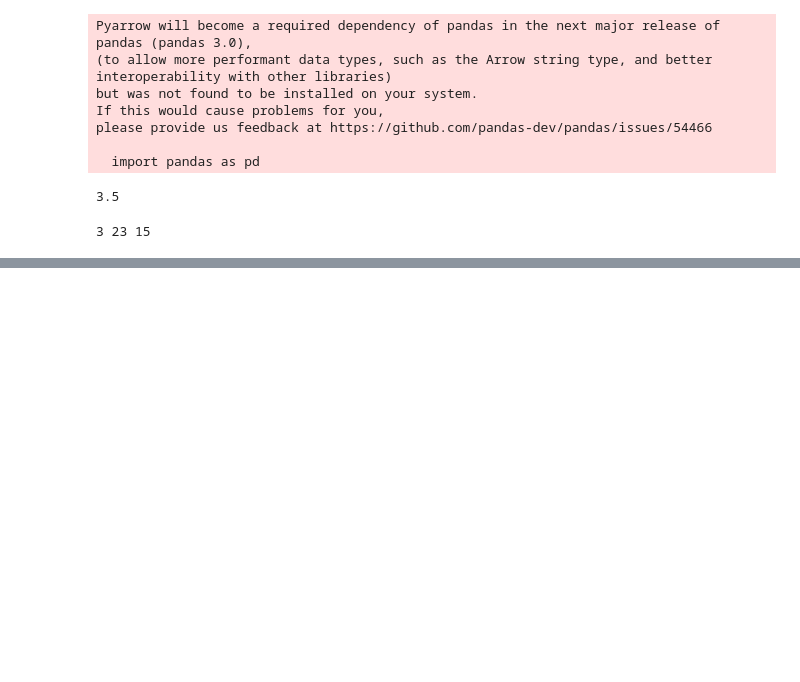
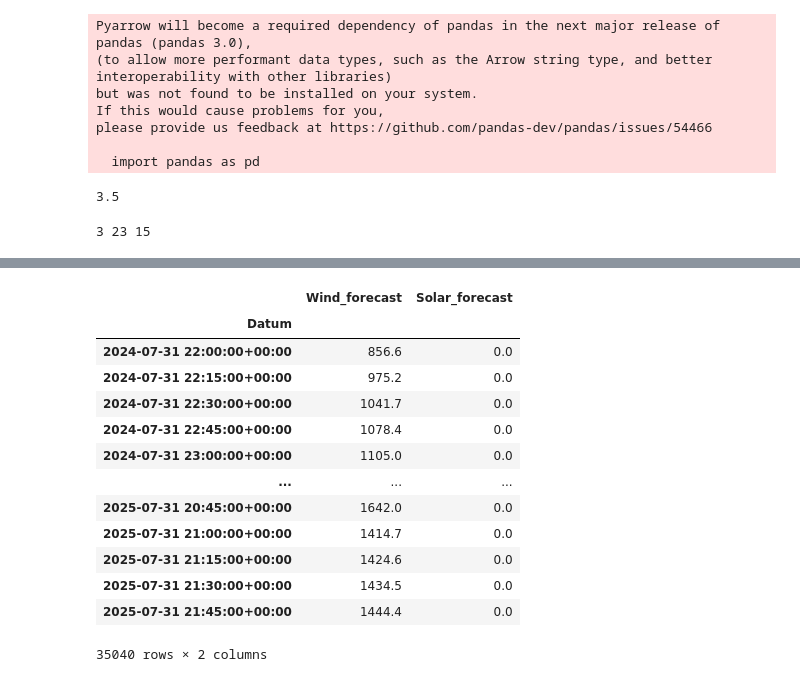
Before and after one commit to cvonholly/dvpp_reward_mechanism, a Jupyter notebook: src/get_pv_wind_playground.ipynb, the cells around one changed output, grey strips where cells are left out. Cells and saved outputs as stored; diff of their text form; code cells hidden in the pictures; blank space fills up the shorter version.

```diff
--- a/src/get_pv_wind_playground.ipynb
+++ b/src/get_pv_wind_playground.ipynb
@@ -78,0 +107,17 @@ print(df_mean.index[idx].weekday(), df_mean.index[idx].hour, df_mean.index[idx].
+# %%
+df_forecast
+# %% [output]
+|  | Wind_forecast | Solar_forecast |
+| Datum |  |  |
+| 2024-07-31 22:00:00+00:00 | 856.6 | 0.0 |
+| 2024-07-31 22:15:00+00:00 | 975.2 | 0.0 |
+| 2024-07-31 22:30:00+00:00 | 1041.7 | 0.0 |
+| 2024-07-31 22:45:00+00:00 | 1078.4 | 0.0 |
+| 2024-07-31 23:00:00+00:00 | 1105.0 | 0.0 |
+| ... | ... | ... |
+| 2025-07-31 20:45:00+00:00 | 1642.0 | 0.0 |
+| 2025-07-31 21:00:00+00:00 | 1414.7 | 0.0 |
+| 2025-07-31 21:15:00+00:00 | 1424.6 | 0.0 |
+| 2025-07-31 21:30:00+00:00 | 1434.5 | 0.0 |
+| 2025-07-31 21:45:00+00:00 | 1444.4 | 0.0 |
+35040 rows × 2 columns
```
Also changed, not shown: parts of 9 cells of this notebook, 2 other files.
